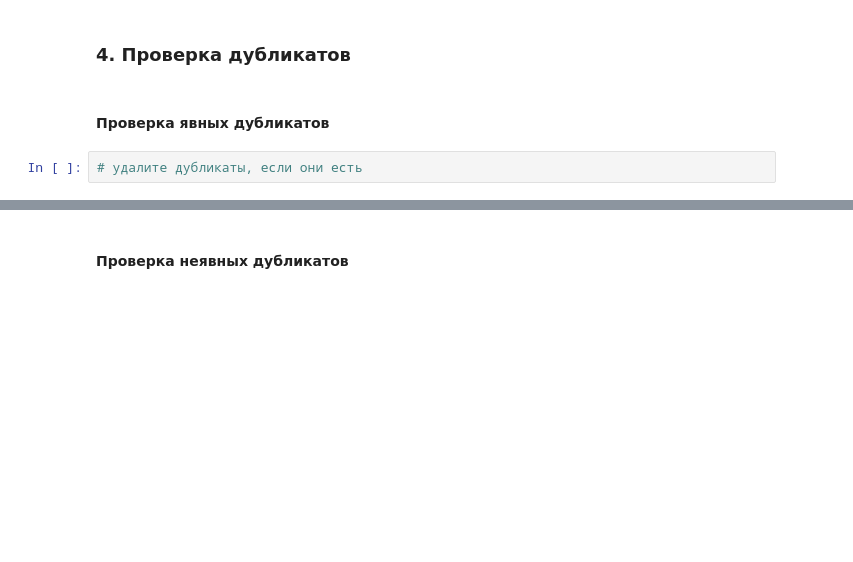
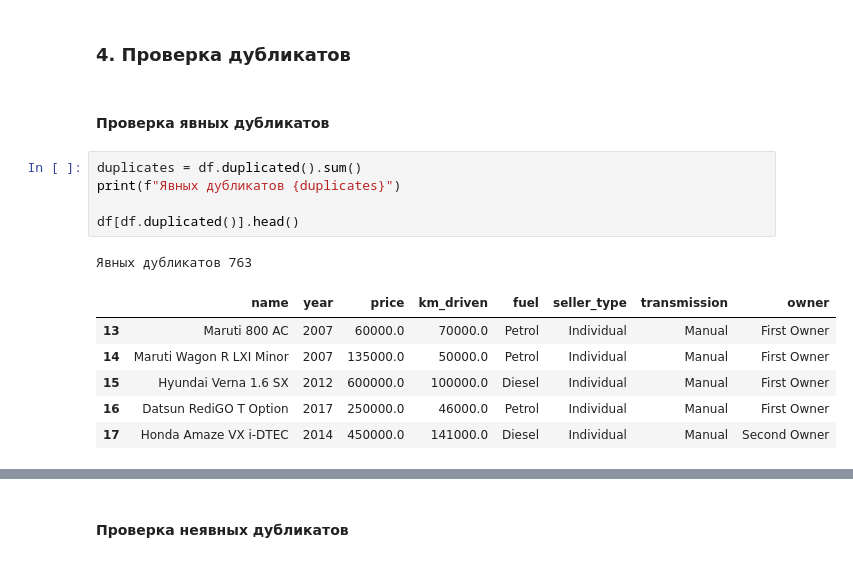
Before and after one commit to thatusualguy/DA-Intro, a Jupyter notebook: lab1/ЛР1_Рыбаков_9.ipynb, the cells around one changed output, grey strips where cells are left out. Cells and saved outputs as stored; diff of their text form; blank space fills up the shorter version.

```diff
--- a/lab1/ЛР1_Рыбаков_9.ipynb
+++ b/lab1/ЛР1_Рыбаков_9.ipynb
@@ -70,5 +181,16 @@
 ### 4. Проверка дубликатов
 # %% [markdown]
 #### Проверка явных дубликатов
-# %%
-# удалите дубликаты, если они есть
+# %%
+duplicates = df.duplicated().sum()
+print(f"Явных дубликатов {duplicates}")
+
+df[df.duplicated()].head()
+# %% [output]
+Явных дубликатов 763
+|  | name | year | price | km_driven | fuel | seller_type | transmission | owner |
+| 13 | Maruti 800 AC | 2007 | 60000.0 | 70000.0 | Petrol | Individual | Manual | First Owner |
+| 14 | Maruti Wagon R LXI Minor | 2007 | 135000.0 | 50000.0 | Petrol | Individual | Manual | First Owner |
+| 15 | Hyundai Verna 1.6 SX | 2012 | 600000.0 | 100000.0 | Diesel | Individual | Manual | First Owner |
+| 16 | Datsun RediGO T Option | 2017 | 250000.0 | 46000.0 | Petrol | Individual | Manual | First Owner |
+| 17 | Honda Amaze VX i-DTEC | 2014 | 450000.0 | 141000.0 | Diesel | Individual | Manual | Second Owner |
```
Also changed, not shown: parts of 40 cells of this notebook.
